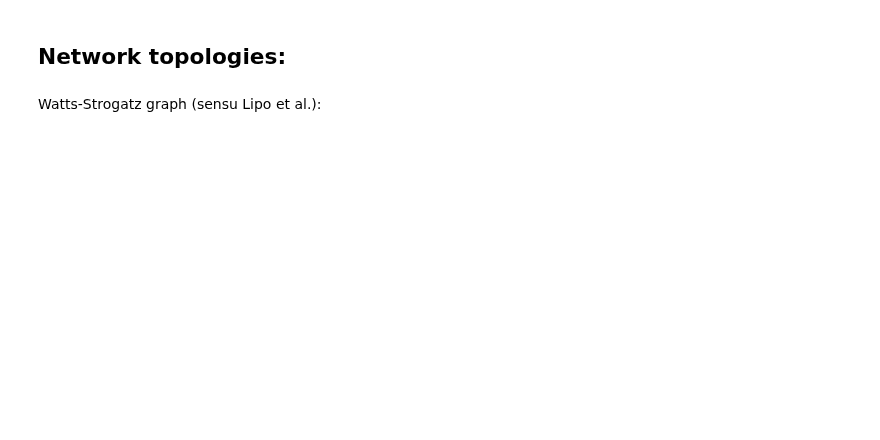
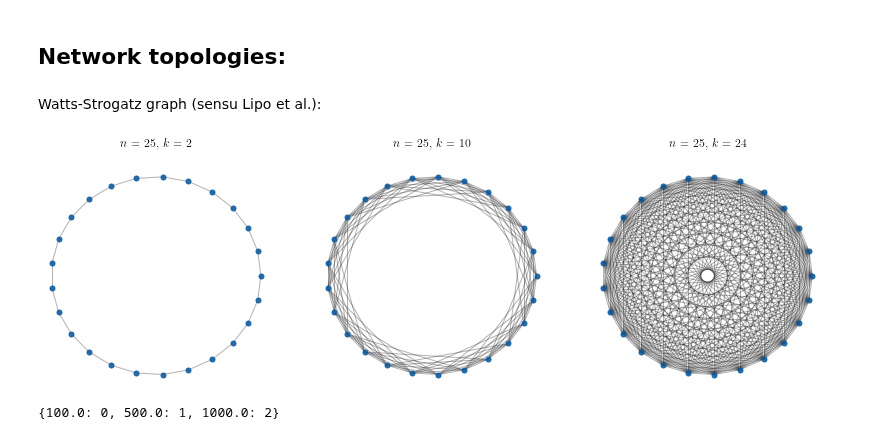
Before and after one commit to mikekestemont/forgotten-books, a Jupyter notebook: notebooks/analyze_pop.ipynb, the cells around one changed output. Drawn from its saved outputs; the diff is of its cells as text; code cells hidden in the pictures; blank space fills up the shorter version.

```diff
--- a/notebooks/analyze_pop.ipynb
+++ b/notebooks/analyze_pop.ipynb
@@ -7,7 +7,9 @@ import pandas as pd
 import networkx as nx
 import seaborn as sb
 
-from copia.hill import hill_numbers
+plt.style.use("science")
+
+from copia.hill import empirical_hill
 from copia.utils import evenness
 # %%
 q_min, q_max, step = 0, 3, 0.1
@@ -17,17 +19,21 @@ q = np.arange(q_min, q_max + step, step)
 # %% [markdown]
 Watts-Strogatz graph (sensu Lipo et al.):
 # %%
+%matplotlib inline
+
 degrees = 2, 10, 24
 n_agents = 25
 
 fig, axes = plt.subplots(ncols=len(degrees), figsize=(14, 4))
 axes = axes.flatten()
 
 for i, degree in enumerate(degrees):
     G = nx.watts_strogatz_graph(n=25, k=degree, p=0.0, seed=n_agents)
     pos = nx.kamada_kawai_layout(G)
 
-    nx.draw_networkx_nodes(G, pos, node_size=25, alpha=0.9, node_color="C1", ax=axes[i])
+    nx.draw_networkx_nodes(G, pos, node_size=25, alpha=0.9, node_color="C0", ax=axes[i])
     nx.draw_networkx_edges(G, pos, alpha=0.3, ax=axes[i])
     axes[i].set_title(f'$n$ = {n_agents}, $k$ = {degree}', pad=20)
     axes[i].axis('off')
+# %% [output]
+[figure, added]
@@ -76,0 +43,4 @@ df.boxplot('q3', by='k');
+# %%
+{size: i for i, size in enumerate(np.unique(params[:, 0]))}
+# %% [output]
+{100.0: 0, 500.0: 1, 1000.0: 2}
```
Also changed, not shown: parts of 6 cells of this notebook.
